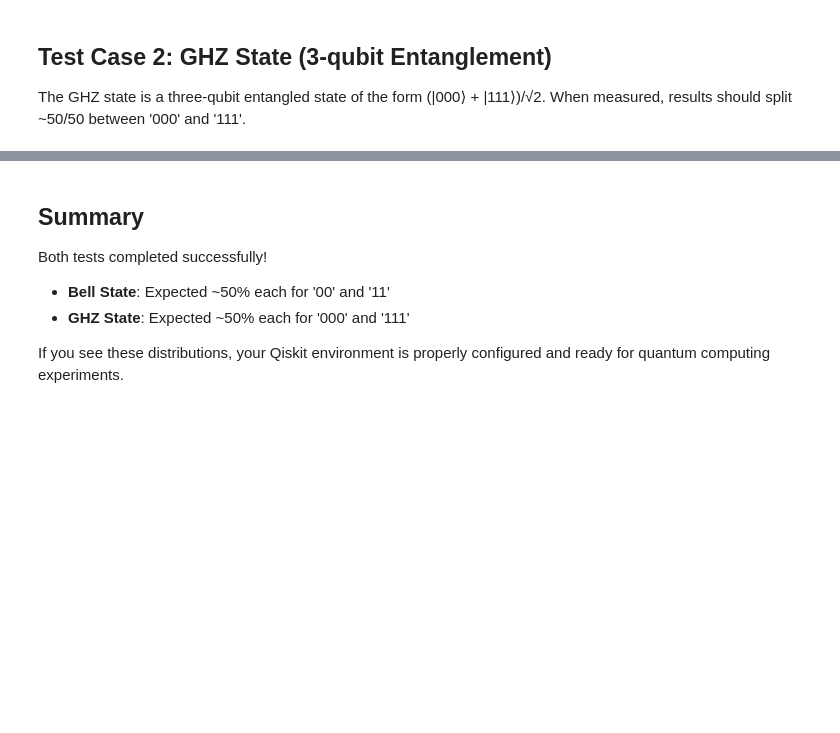
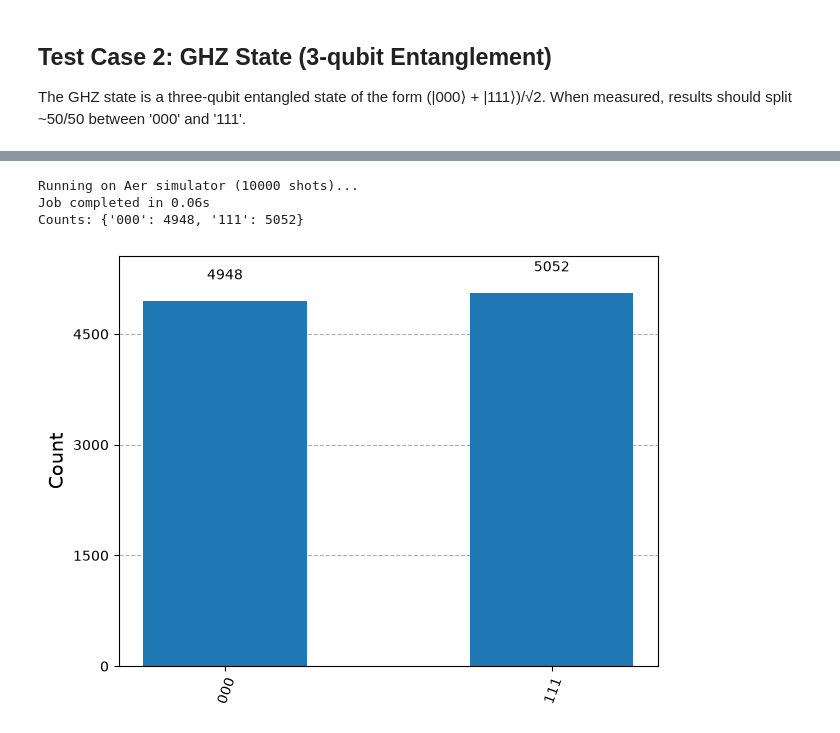
Before and after one commit to bjmcder/designing-quantum-applications, a Jupyter notebook: 00-Setup-Start-Here/06_test_notebook.ipynb, the cells around one changed output, grey strips where cells are left out. Cells and saved outputs as stored; diff of their text form; code cells hidden in the pictures; blank space fills up the shorter version.

```diff
--- a/00-Setup-Start-Here/06_test_notebook.ipynb
+++ b/00-Setup-Start-Here/06_test_notebook.ipynb
@@ -113,12 +141,8 @@ print(ghz_circuit.draw(output="text"))
 # %%
-ghz_counts = run_circuit_on_aer(ghz_circuit, shots=1000)
+ghz_counts = run_circuit_on_aer(ghz_circuit, shots=10000)
 plot_histogram(ghz_counts)
+# %% [output]
+Running on Aer simulator (10000 shots)...
+Job completed in 0.06s
+Counts: {'000': 4948, '111': 5052}
+[figure, added]
-# %% [markdown]
-## Summary
-
-Both tests completed successfully!
-
-- **Bell State**: Expected ~50% each for '00' and '11'
-- **GHZ State**: Expected ~50% each for '000' and '111'
-
-If you see these distributions, your Qiskit environment is properly configured and ready for quantum computing experiments.
```
Also changed, not shown: parts of 11 cells of this notebook.
